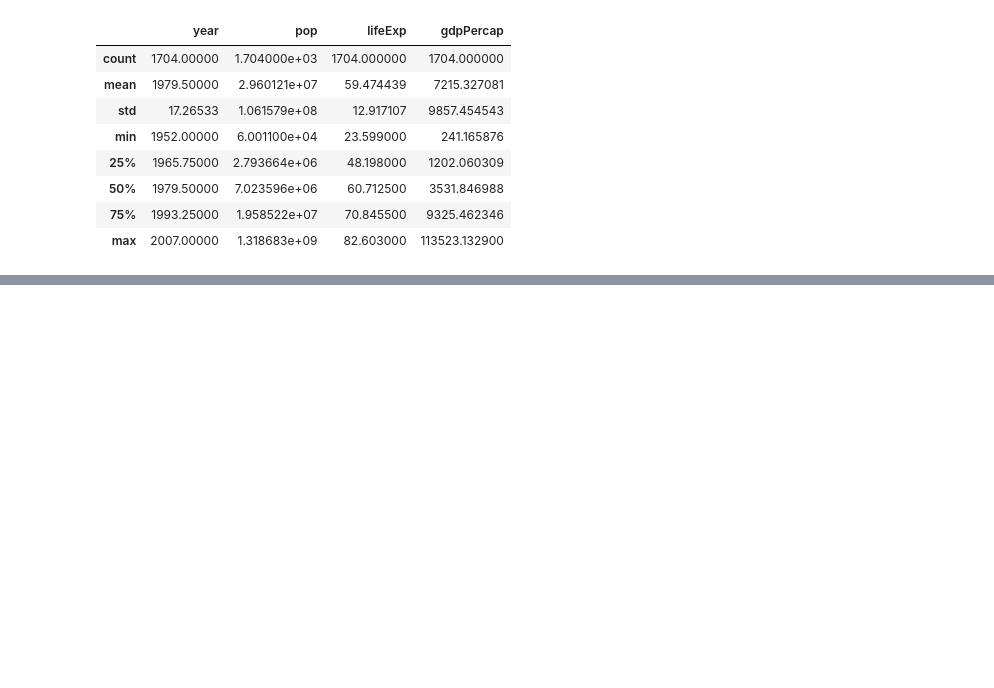
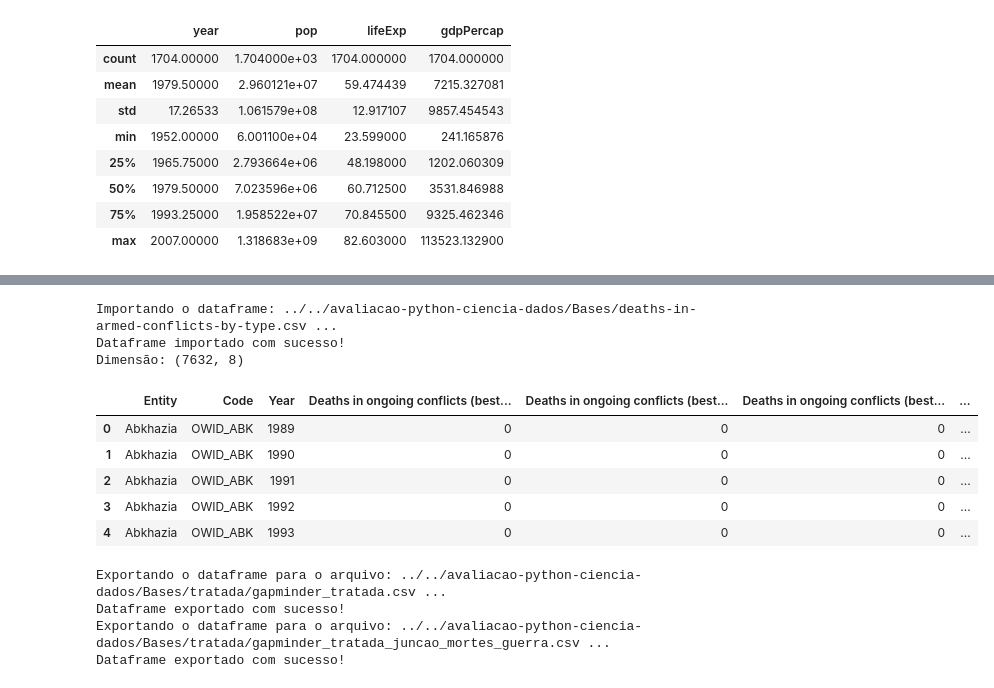
Before and after one commit to brunobgcardoso/avaliacao-python-ciencia-dados, a Jupyter notebook: src/Principal.ipynb, the cells around one changed output, grey strips where cells are left out. Cells and saved outputs as stored; diff of their text form; code cells hidden in the pictures; blank space fills up the shorter version.

```diff
--- a/src/Principal.ipynb
+++ b/src/Principal.ipynb
@@ -132,0 +134,34 @@ See the caveats in the documentation: https://pandas.pydata.org/pandas-docs/stab
+# %%
+# Adicionar a base de mortes por guerra na brincadeira:
+mortes_guerra = importa_csv(dataframe_name='../../avaliacao-python-ciencia-dados/Bases/deaths-in-armed-conflicts-by-type.csv', separador=',', encoding='utf-8')
+mortes_guerra['country'] = mortes_guerra['Entity']
+
+mortes_guerra.head()
+
+#Realizar agregação por pais e ano, equalizando a coluna de ano com as da base principal
+#A base de mortes em guerra vai de 89 a 2024 e a base principal de 1952 a 2007. teremos apenas um pequeno intervalo de anos de interseçã0
+#que será agregado e analisado
+anos = [1952, 1957, 1962, 1967, 1972,1977,1982,1987,1992,1997,2002,2007]
+
+
+#juncao = junta_dataframes(base_limpa, mortes_guerra, chave=['country', 'year'], tipo_juncao='left')
+#juncao.head()
+# %% [output]
+Importando o dataframe: ../../avaliacao-python-ciencia-dados/Bases/deaths-in-armed-conflicts-by-type.csv ...
+Dataframe importado com sucesso!
+Dimensão: (7632, 8)
+|  | Entity | Code | Year | Deaths in ongoing conflicts (best... | Deaths in ongoing conflicts (best... | Deaths in ongoing conflicts (best... | ... |
+| 0 | Abkhazia | OWID_ABK | 1989 | 0 | 0 | 0 | ... |
+| 1 | Abkhazia | OWID_ABK | 1990 | 0 | 0 | 0 | ... |
+| 2 | Abkhazia | OWID_ABK | 1991 | 0 | 0 | 0 | ... |
+| 3 | Abkhazia | OWID_ABK | 1992 | 0 | 0 | 0 | ... |
+| 4 | Abkhazia | OWID_ABK | 1993 | 0 | 0 | 0 | ... |
+# %%
+#Escreve o arquivo em uma base tratada
+exporta_csv(base_limpa, '../../avaliacao-python-ciencia-dados/Bases/tratada/gapminder_tratada.csv', separador=';', encoding='utf-8', index=False)
+exporta_csv(juncao, '../../avaliacao-python-ciencia-dados/Bases/tratada/gapminder_tratada_juncao_mortes_guerra.csv', separador=';', encoding='utf-8', index=False)
+# %% [output]
+Exportando o dataframe para o arquivo: ../../avaliacao-python-ciencia-dados/Bases/tratada/gapminder_tratada.csv ...
+Dataframe exportado com sucesso!
+Exportando o dataframe para o arquivo: ../../avaliacao-python-ciencia-dados/Bases/tratada/gapminder_tratada_juncao_mortes_guerra.csv ...
+Dataframe exportado com sucesso!
```
Also changed, not shown: parts of 1 cell of this notebook, 2 other files.
